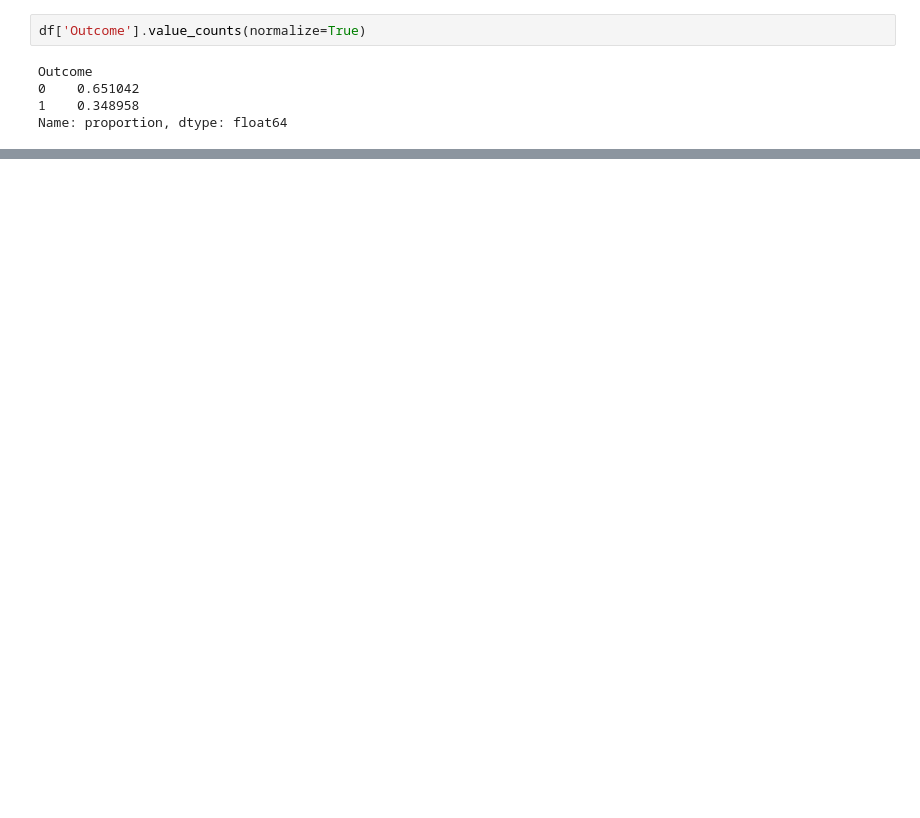
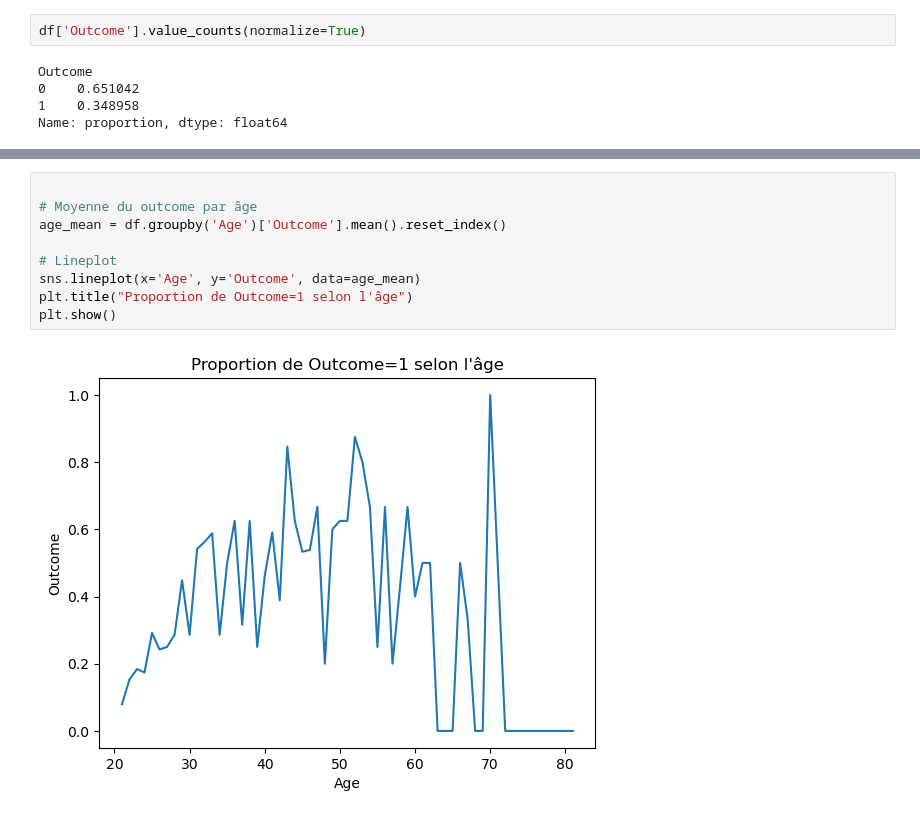
Before and after one commit to touXik/Diab-te-d-tection, a Jupyter notebook: notebooks/2)Exploration de données.ipynb, the cells around one changed output, grey strips where cells are left out. Cells and saved outputs as stored; diff of their text form; blank space fills up the shorter version.

```diff
--- a/notebooks/2)Exploration de données.ipynb
+++ b/notebooks/2)Exploration de données.ipynb
@@ -287,0 +284,11 @@ Outcome------------------------------------------- [1 0]
+# %%
+
+# Moyenne du outcome par âge
+age_mean = df.groupby('Age')['Outcome'].mean().reset_index()
+
+# Lineplot
+sns.lineplot(x='Age', y='Outcome', data=age_mean)
+plt.title("Proportion de Outcome=1 selon l'âge")
+plt.show()
+# %% [output]
+[figure, added]
```
Also changed, not shown: parts of 10 cells of this notebook.
